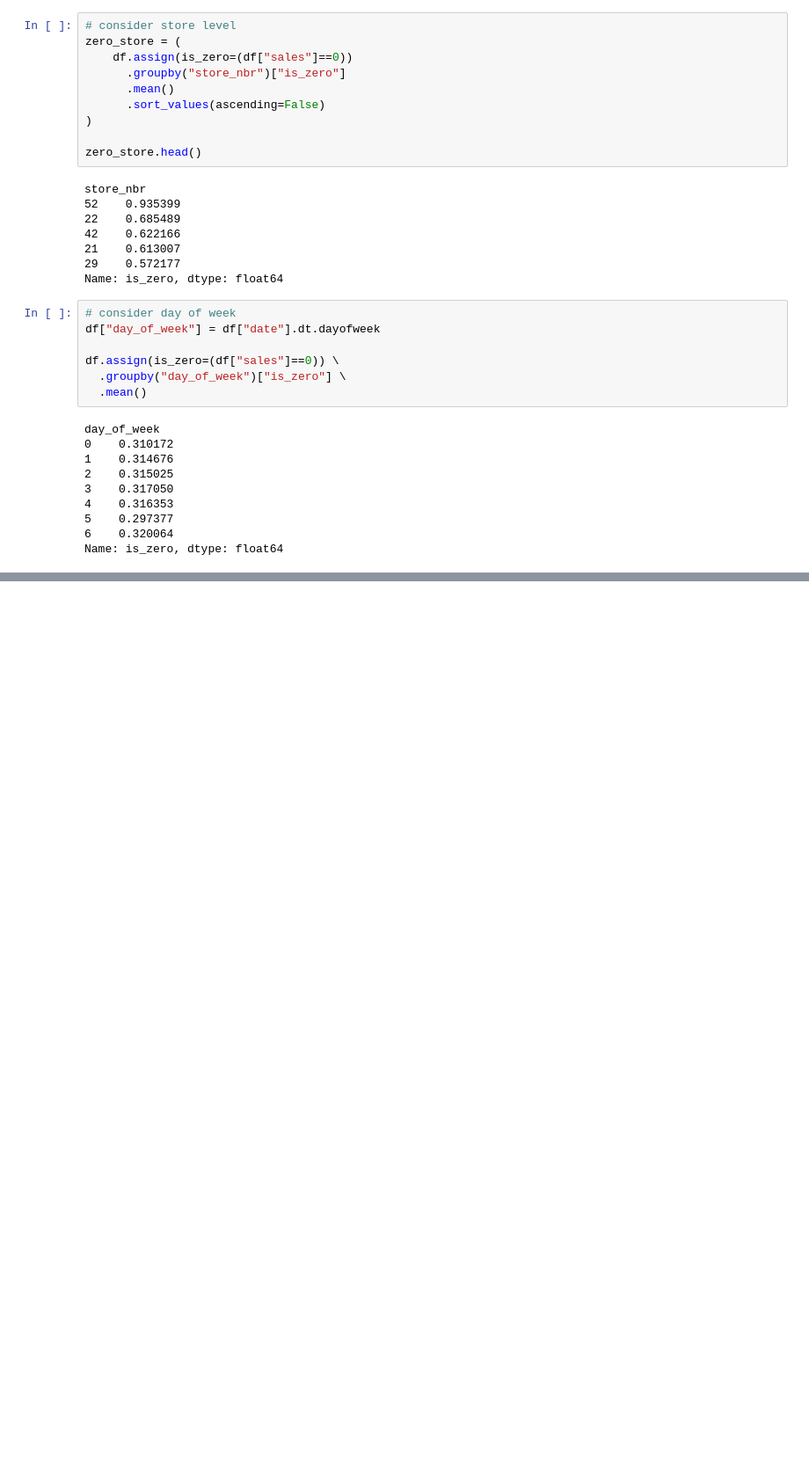
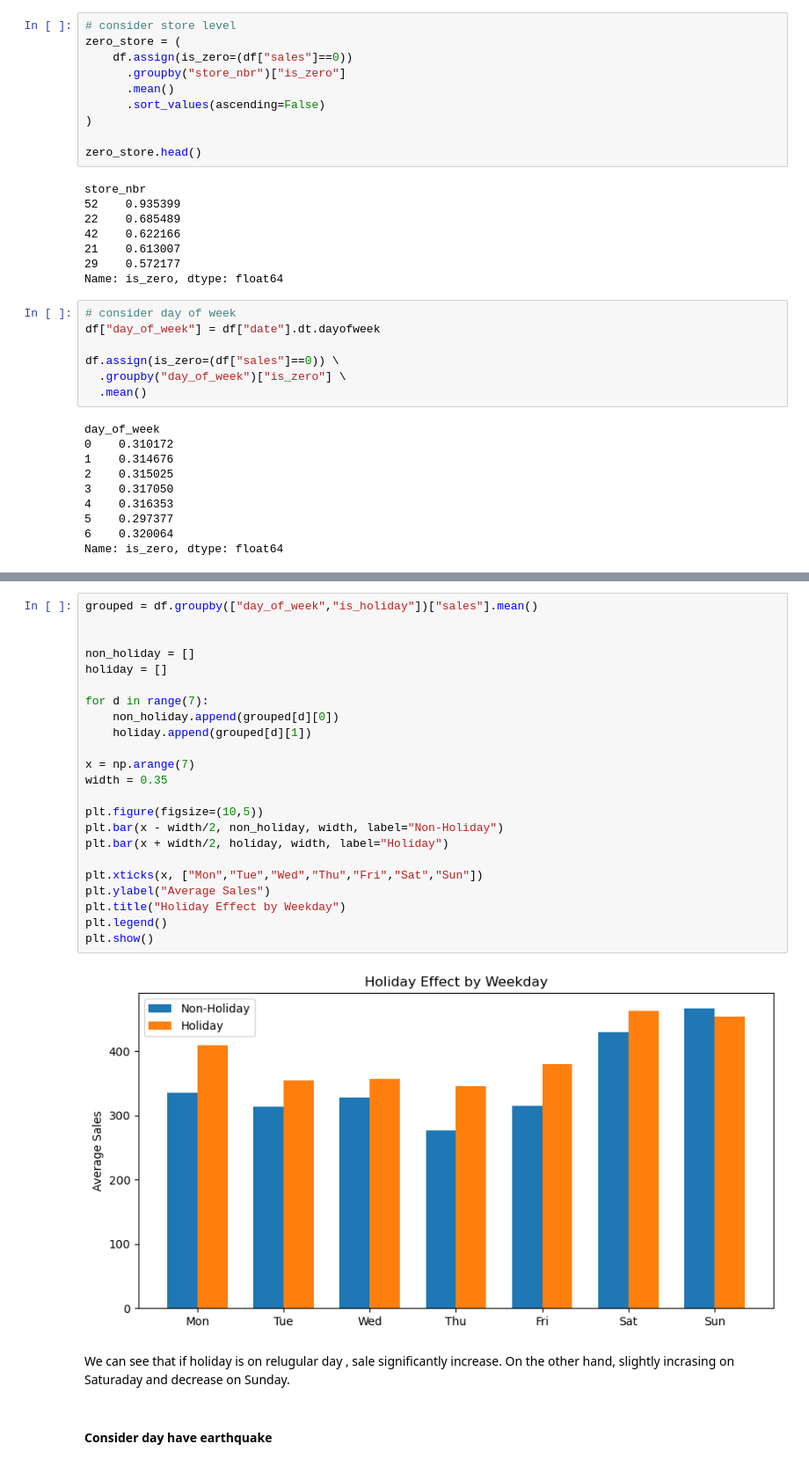
Before and after one commit to tharmpholsri/store-sales-forecasting, a Jupyter notebook: EDA.ipynb, the cells around one changed output, grey strips where cells are left out. Shown at 88% size. Cells and saved outputs as stored; diff of their text form; blank space fills up the shorter version.

```diff
--- a/EDA.ipynb
+++ b/EDA.ipynb
@@ -584,0 +762,29 @@ Name: is_zero, dtype: float64
+# %%
+grouped = df.groupby(["day_of_week","is_holiday"])["sales"].mean()
+
+
+non_holiday = []
+holiday = []
+
+for d in range(7):
+    non_holiday.append(grouped[d][0])
+    holiday.append(grouped[d][1])
+
+x = np.arange(7)
+width = 0.35
+
+plt.figure(figsize=(10,5))
+plt.bar(x - width/2, non_holiday, width, label="Non-Holiday")
+plt.bar(x + width/2, holiday, width, label="Holiday")
+
+plt.xticks(x, ["Mon","Tue","Wed","Thu","Fri","Sat","Sun"])
+plt.ylabel("Average Sales")
+plt.title("Holiday Effect by Weekday")
+plt.legend()
+plt.show()
+# %% [output]
+[figure, added]
+# %% [markdown]
+We can see that if holiday is on relugular day , sale significantly increase. On the other hand, slightly incrasing on Saturaday and decrease on Sunday.
+# %% [markdown]
+#### Consider day have earthquake
```
Also changed, not shown: parts of 37 cells of this notebook.
